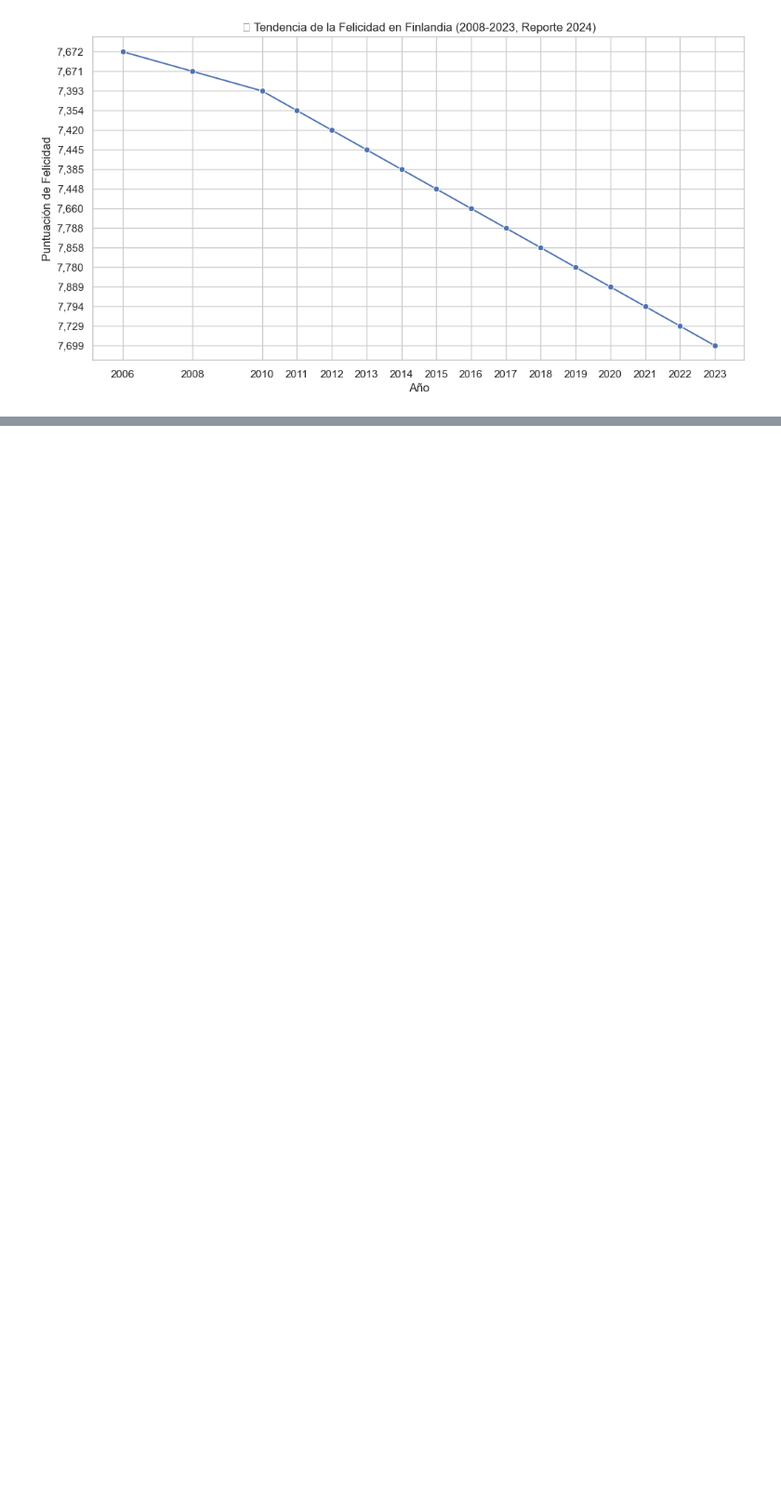
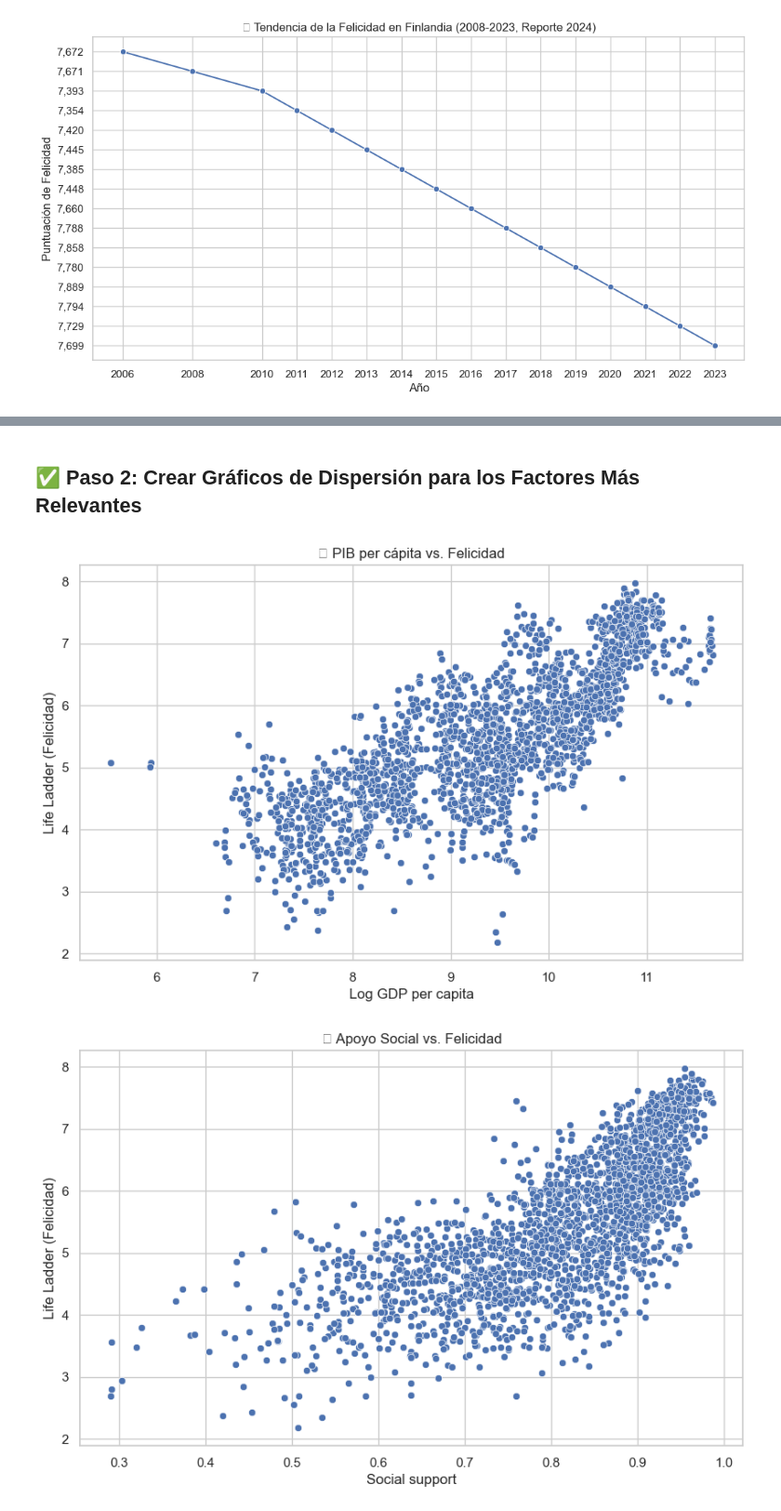
Before and after one commit to MLopezCastro/World-Happiness-2024, a Jupyter notebook: World Happiness 2024.ipynb, the cells around one changed output, grey strips where cells are left out. Shown at 93% size. Drawn from its saved outputs; the diff is of its cells as text; code cells hidden in the pictures; blank space fills up the shorter version.

```diff
--- a/World Happiness 2024.ipynb
+++ b/World Happiness 2024.ipynb
@@ -235,0 +416,29 @@ plt.show()
+# %% [markdown]
+## ✅ Paso 2: Crear Gráficos de Dispersión para los Factores Más Relevantes ##
+# %%
+# Gráfico 1: PIB per cápita vs. Felicidad
+plt.figure(figsize=(10, 6))
+sns.scatterplot(x='Log GDP per capita', y='Life Ladder', data=clean_data_table)
+plt.title('💰 PIB per cápita vs. Felicidad')
+plt.xlabel('Log GDP per capita')
+plt.ylabel('Life Ladder (Felicidad)')
+plt.show()
+
+# Gráfico 2: Apoyo Social vs. Felicidad
+plt.figure(figsize=(10, 6))
+sns.scatterplot(x='Social support', y='Life Ladder', data=clean_data_table)
+plt.title('🤝 Apoyo Social vs. Felicidad')
+plt.xlabel('Social support')
+plt.ylabel('Life Ladder (Felicidad)')
+plt.show()
+
+# Gráfico 3: Esperanza de Vida Saludable vs. Felicidad
+plt.figure(figsize=(10, 6))
+sns.scatterplot(x='Healthy life expectancy at birth', y='Life Ladder', data=clean_data_table)
+plt.title('🧬 Esperanza de Vida Saludable vs. Felicidad')
+plt.xlabel('Healthy life expectancy at birth')
+plt.ylabel('Life Ladder (Felicidad)')
+plt.show()
+# %% [output]
+[figure, added]
+[figure, added]
```
Also changed, not shown: parts of 41 cells of this notebook.
